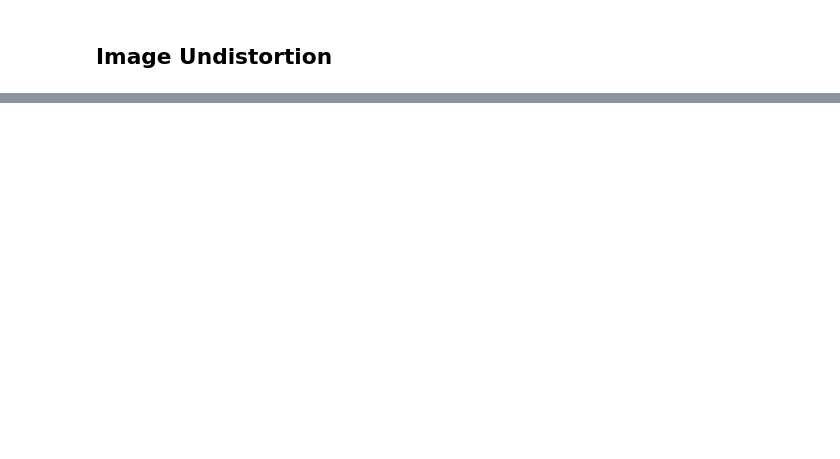
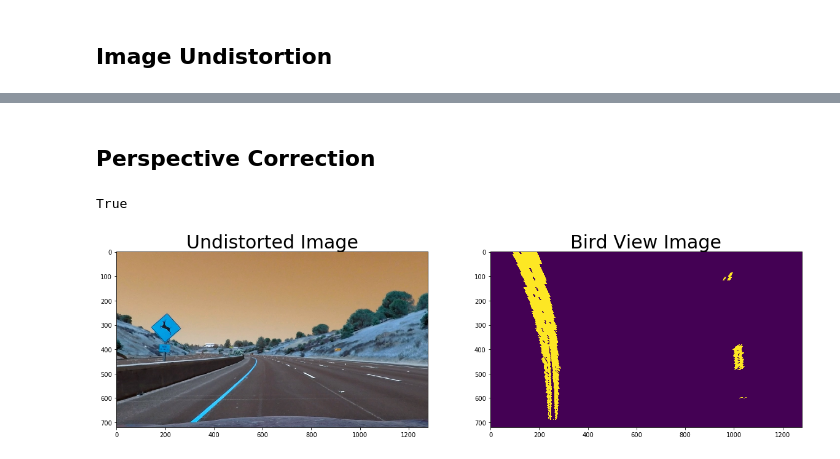
Before and after one commit to NYJiaxing/Udacity-Advance-Lane-Line-Finding-Project, a Jupyter notebook: Advanced Lane Finding.ipynb, the cells around one changed output, grey strips where cells are left out. Cells and saved outputs as stored; diff of their text form; code cells hidden in the pictures; blank space fills up the shorter version.

```diff
--- a/Advanced Lane Finding.ipynb
+++ b/Advanced Lane Finding.ipynb
@@ -87,0 +181,37 @@ NameError: name 'impoints' is not defined
+# %% [markdown]
+## Perspective Correction
+# %%
+#build a bird view function to perform perfpective correction
+def bird_view_img(img):
+
+    img_h = img.shape[0]
+    img_w = img.shape[1]
+
+    leftupvtx  = [580,460]
+    rightupvtx = [700,460]
+    leftbotvtx  = [280,680]
+    rightbotvtx = [1100,680]
+
+
+    src = np.float32([leftupvtx, leftbotvtx,rightupvtx, rightbotvtx])
+    #dst = np.float32([[200,0], [200,680], [1000,0], [1000,680]])
+    dst = np.float32([[200,0], [200,680], [1000,0], [1000,680]])
+
+    M = cv2.getPerspectiveTransform(src, dst)
+
+    #apply the transform to the original image
+    warped = cv2.warpPerspective(img, M, (img_w, img_h), flags = cv2.INTER_NEAREST)
+    return img_as_ubyte(warped), M
+
+img_warped, M = bird_view_img(result)
+
+f, (ax1, ax2) = plt.subplots(1, 2, figsize=(20,10))
+ax1.imshow(img_undistort)
+ax1.set_title('Undistorted Image', fontsize=30)
+ax2.imshow(img_warped)
+ax2.set_title('Bird View Image', fontsize=30)
+
+cv2.imwrite('../output_images/test6_bird_view.jpg',img_warped)
+# %% [output]
+True
+[figure, added]
```
Also changed, not shown: parts of 20 cells of this notebook.
